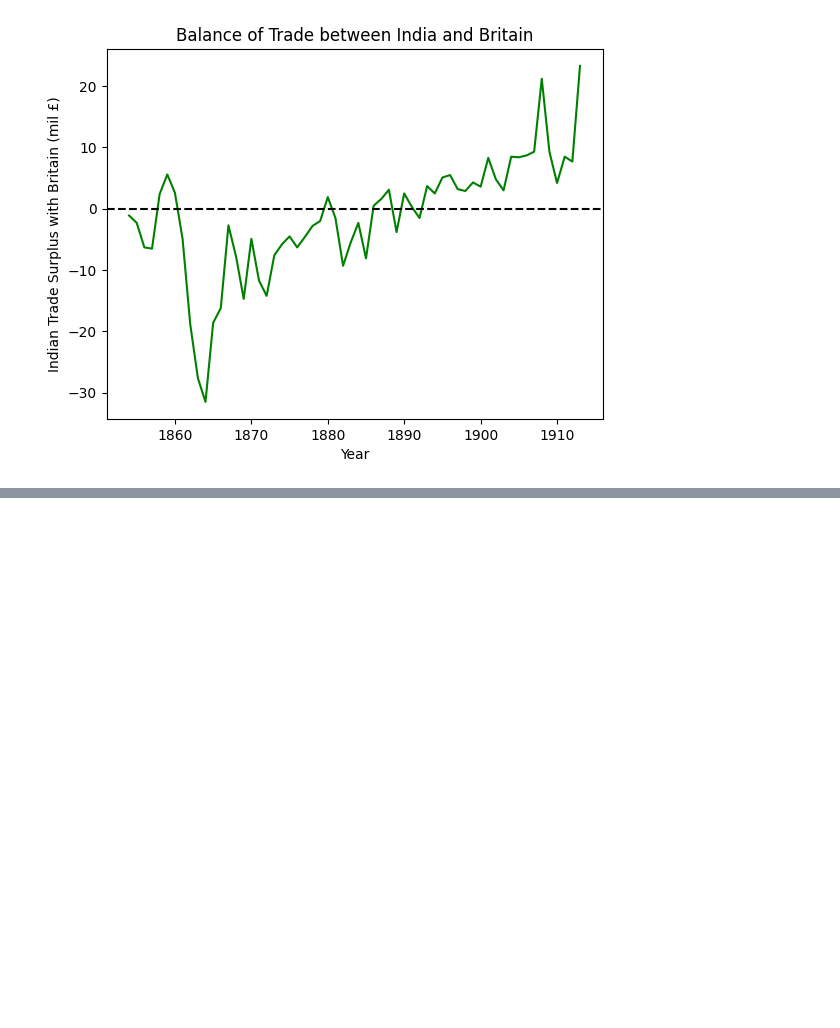
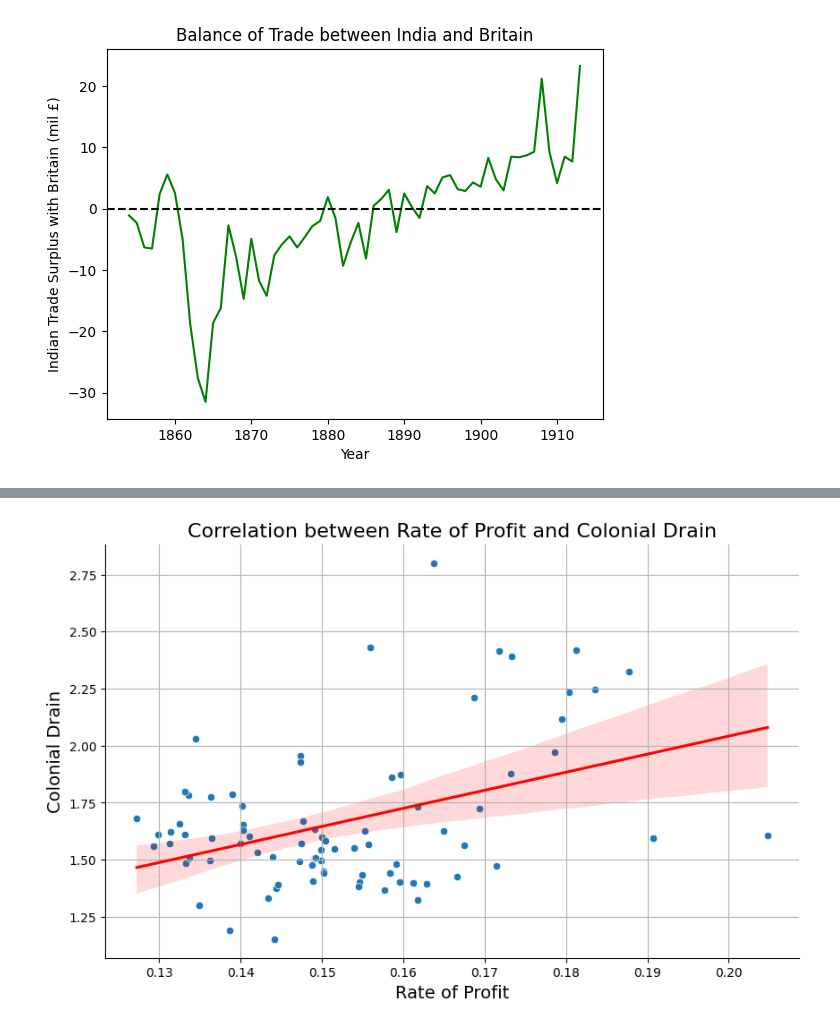
Before and after one commit to kabeerbora/bop_britain, a Jupyter notebook: drain_plots.ipynb, the cells around one changed output, grey strips where cells are left out. Cells and saved outputs as stored; diff of their text form; code cells hidden in the pictures; blank space fills up the shorter version.

Commit message:
added rop and drain trends

```diff
--- a/drain_plots.ipynb
+++ b/drain_plots.ipynb
@@ -233,0 +195,3 @@ plt.show()
+# %%
+df_rop = pd.read_excel('/content/Drain_gain.xlsx', sheet_name='rop_regression')
+df_rop
@@ -233,0 +212,28 @@ plt.show()
+# %%
+import matplotlib.pyplot as plt
+import seaborn as sns
+
+# Ensure your figure size is appropriate
+plt.figure(figsize=(10, 6))
+
+# Create scatter plot using the correct column names from the DataFrame
+sns.scatterplot(x='Rate of Profit', y='Colonial Drain', data=df_rop)
+
+# Set custom titles and labels for the axes
+plt.title('Correlation between Rate of Profit and Colonial Drain', fontsize=16)
+plt.xlabel('Rate of Profit', fontsize=14)  # This will show "Rate of Profit" on the x-axis
+plt.ylabel('Colonial Drain', fontsize=14)  # This will show "Colonial Drain" on the y-axis
+
+# Add a regression line without scatter points
+sns.regplot(x='Rate of Profit', y='Colonial Drain', data=df_rop, scatter=False, color='red')
+
+# Remove the top and right spines (optional aesthetic choice)
+sns.despine()
+
+
+plt.grid(True)
+
+# Show the plot
+plt.show()
+# %% [output]
+[figure, added]
```
Also changed, not shown: parts of 17 cells of this notebook.
